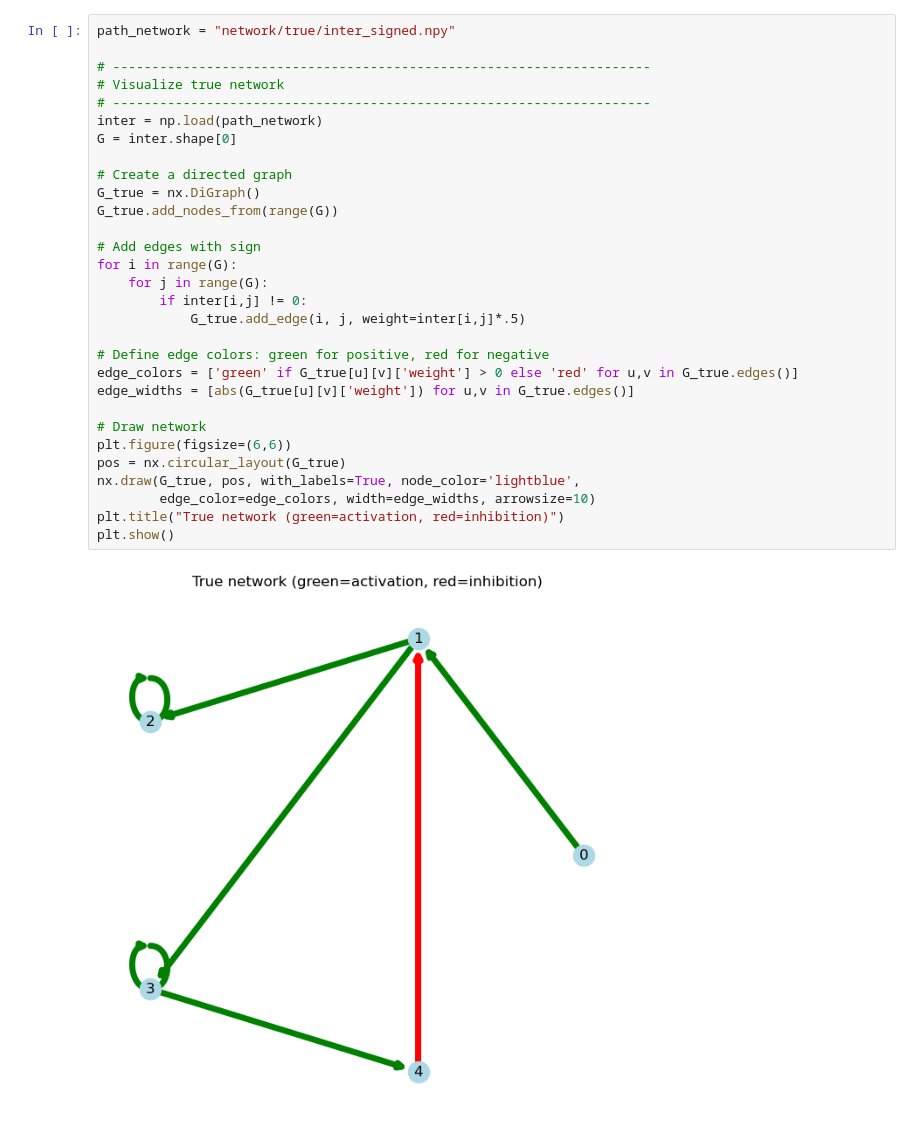
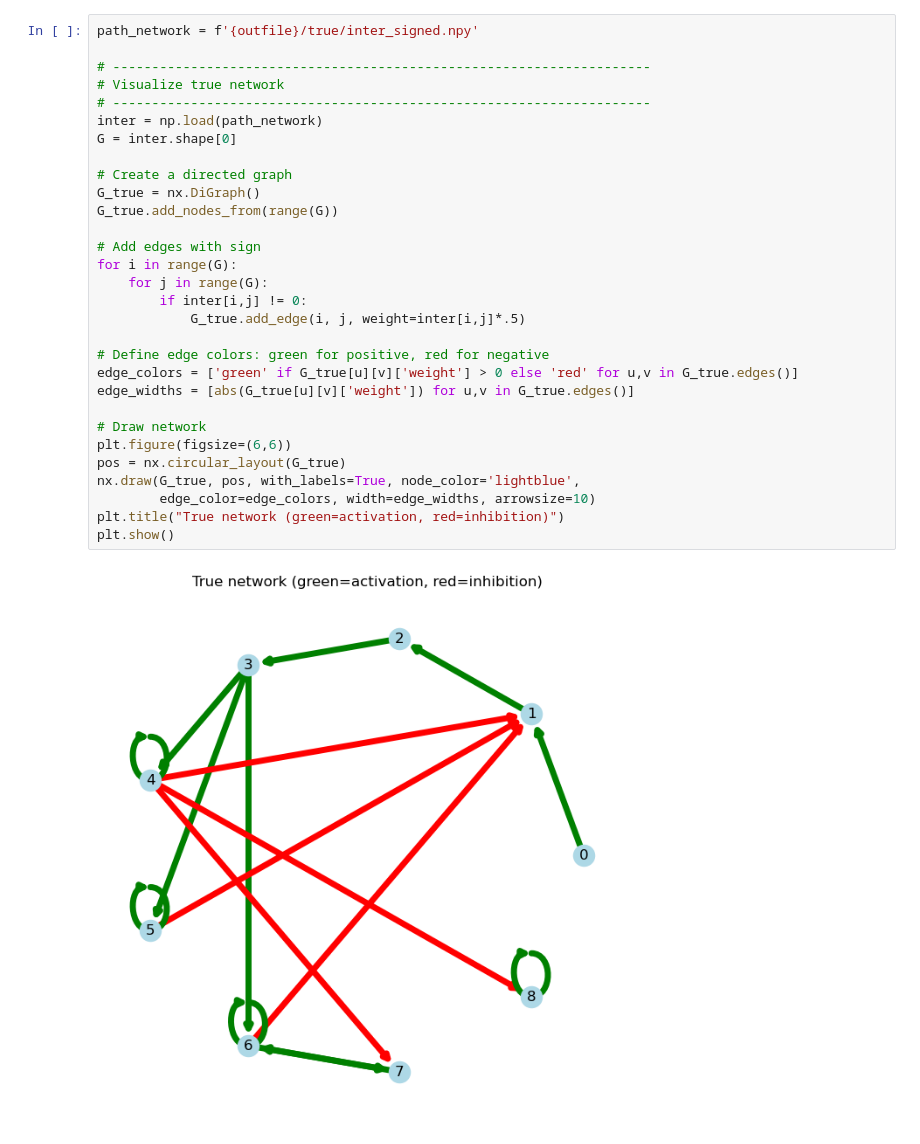
Before and after one commit to eliasventre/TP_inference, a Jupyter notebook: visualize_data.ipynb, the cells around one changed output. Saved outputs shown, nothing was run; the diff lists cells and outputs as text.

```diff
--- a/visualize_data.ipynb
+++ b/visualize_data.ipynb
@@ -8,36 +11,36 @@ import matplotlib.pyplot as plt
 import networkx as nx
 import umap
 # %%
-path_network = "network/true/inter_signed.npy"
+path_network = f'{outfile}/true/inter_signed.npy'
 
 # ---------------------------------------------------------------------
 # Visualize true network
 # ---------------------------------------------------------------------
 inter = np.load(path_network)
 G = inter.shape[0]
 
 # Create a directed graph
 G_true = nx.DiGraph()
 G_true.add_nodes_from(range(G))
 
 # Add edges with sign
 for i in range(G):
     for j in range(G):
         if inter[i,j] != 0:
             G_true.add_edge(i, j, weight=inter[i,j]*.5)
 
 # Define edge colors: green for positive, red for negative
 edge_colors = ['green' if G_true[u][v]['weight'] > 0 else 'red' for u,v in G_true.edges()]
 edge_widths = [abs(G_true[u][v]['weight']) for u,v in G_true.edges()]
 
 # Draw network
 plt.figure(figsize=(6,6))
 pos = nx.circular_layout(G_true)
 nx.draw(G_true, pos, with_labels=True, node_color='lightblue',
         edge_color=edge_colors, width=edge_widths, arrowsize=10)
 plt.title("True network (green=activation, red=inhibition)")
 plt.show()
 # %% [output]
-[figure, old version]
+[figure, new version]
 # %%
 run = 1  # which simulation run to visualize
```
Also changed, not shown: parts of 5 cells of this notebook, 39 other files.
